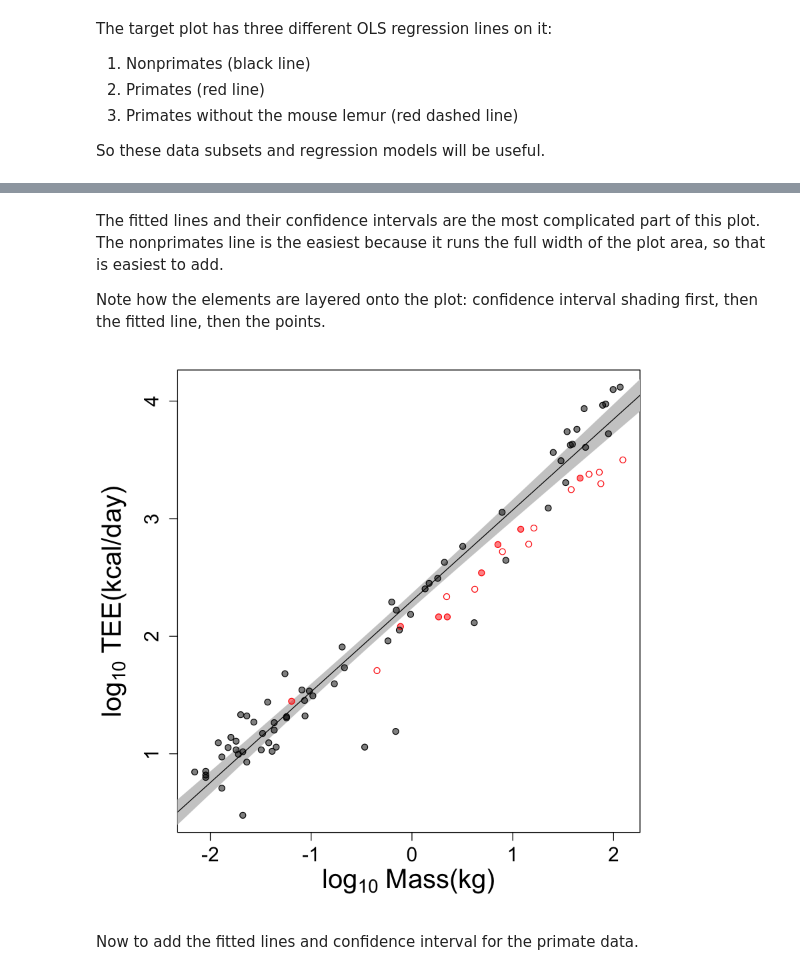
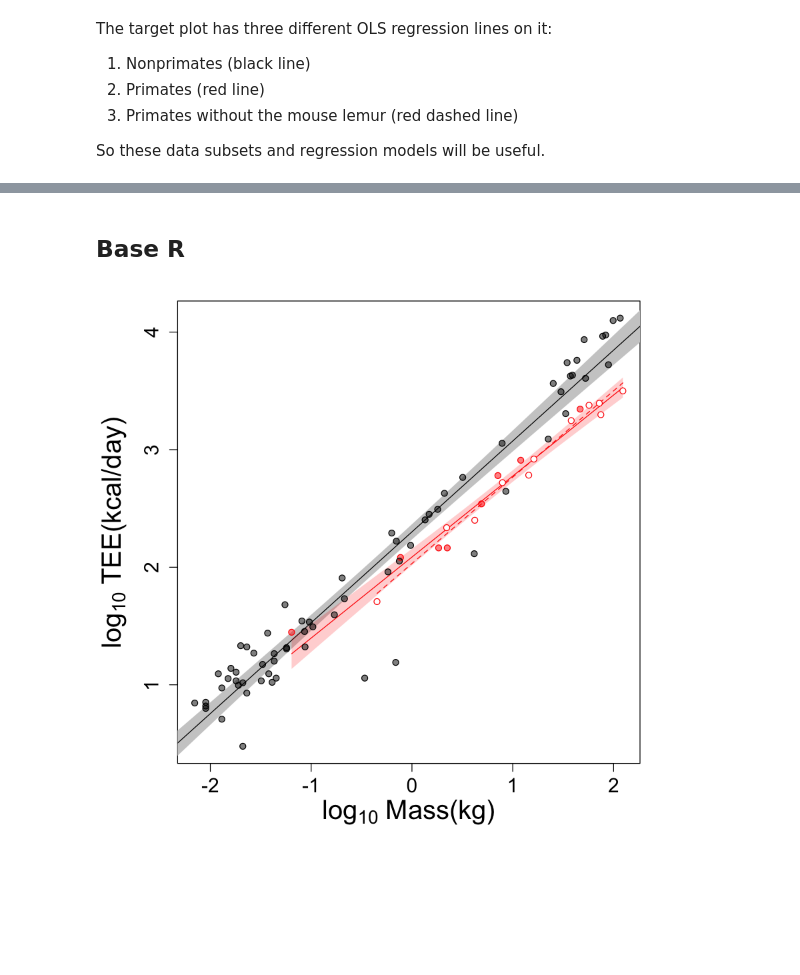
Before and after one commit to ryanraaum/bioanth-plots, a Jupyter notebook: Energy Expenditure in R.ipynb, the cells around one changed output, grey strips where cells are left out. Drawn from its saved outputs; the diff is of its cells as text; code cells hidden in the pictures; blank space fills up the shorter version.

Commit message:
base code done

```diff
--- a/Energy Expenditure in R.ipynb
+++ b/Energy Expenditure in R.ipynb
@@ -41,9 +41,12 @@ black   red
 # %% [markdown]
 In addition, the nonprimates and the non-captive primates have filled circles while the captive primates have non-filled ones, so a variable for this will be useful as well. Because there are missing data in the `captive` variable (unknown/missing for the nonprimates), and we want three different fills (black, red, none), the fill factor has to be constructed a little differently than the simple `ifelse` I used just above for the outline color.
 # %%
-point_fill = rep(adjustcolor("black", alpha=0.5), nrow(dset)) # adjustcolor used to add some transparency
+# first make the variable and set everything to black
+point_fill = rep(adjustcolor("black", alpha=0.5), nrow(dset)) # adjustcolor used to adjust transparency
+
+# then update the entries that we don't want to be black
 point_fill[dset$captive == "no"] = adjustcolor("red", alpha=0.5)
-point_fill[dset$captive == "yes"] = rgb(0,0,0,0) # this makes a fully transparent "fill" color - i.e. no fill
+point_fill[dset$captive == "yes"] = "white" # background is white, so will appear to be no fill
 table(point_fill)
 # %% [output]
 point_fill
@@ -118,36 +71,70 @@ with(dset, points(logmass, logtee, pch=1, col=point_color))
-# %% [markdown]
-The fitted lines and their confidence intervals are the most complicated part of this plot. The nonprimates line is the easiest because it runs the full width of the plot area, so that is easiest to add.
-
-Note how the elements are layered onto the plot: confidence interval shading first, then the fitted line, then the points.
+# %% [markdown]
+## Base R
 # %%
-# set up the plot area
-par(mar=c(5.1,5.1,1.0,1.0))
-plot(log10(tee) ~ log10(mass),
+# To match the published plot, the axis legends need to be larger than the R default,
+# and to make them fit into the plot area, the margins need to be changed.
+# Because "par" settings are semi-permanent, I save the default settings in order
+# to reset them at the end.
+old.par = par(mar=c(5.1,5.1,1.0,1.0))
+
+# set up the plot without any data points or lines
+plot(logtee ~ logmass,
      data=dset,
-     type='n',
+     type='n', # 'none' - no points will be plotted
      xlab=expression("log"[10]*" Mass(kg)"),
      ylab=expression("log"[10]*" TEE(kcal/day)"),
-     cex.lab=2,
-     cex.axis=1.5)
+     # the numbers below were arrived at by trial and error
+     cex.lab=2,    # double the size of the labels
+     cex.axis=1.5) # make the axis numbers 1.5 times usual size
 
-# generate a range of x-axis values (logmasses) to use in generating the confidence interval
+# the lines, confidence intervals, and points need to added in the right order
+# to ensure proper visibility - the lines have to go on top of the confidence
+# intervals, and the points need to go on last.
+
+# First, the non-primates confidence interval and line
+# generate a range of x-axis values (logmasses) to use in calculating the confidence interval
 np_massrange = seq(-3, 3, length.out=100)
 # calculate the point, upper, and lower estimates from the model
 np_interval = predict(nonprimatesfit,
                       newdata=data.frame(logmass=np_massrange),
                       interval='confidence')
 # plot a filled polygon covering the area between the upper and lower limits
 polygon(c(rev(np_massrange), np_massrange),           # x values
         c(rev(np_interval[,3]), np_interval[,2]),     # y values
-        col='grey80',
-        border=NA)
+        col='grey80', border=NA)
 # add the fitted line
 abline(nonprimatesfit)
 
-# add the points
-with(dset, points(log10(mass), log10(tee), pch=16, col=point_fill))
-with(dset, points(log10(mass), log10(tee), pch=1, col=point_color))
+# Next, the all primates confidence interval and line, following the same basic
+# procedure as for the non-primates line and interval
+ap_massrange = seq(min(allprimates$logmass), max(allprimates$logmass), length.out=100)
+ap_interval = predict(allprimatesfit,
+                      newdata=data.frame(logmass=ap_massrange),
+                      interval='confidence')
+polygon(c(rev(ap_massrange), ap_massrange),
+        c(rev(ap_interval[,3]), ap_interval[,2]),
+        col=adjustcolor("red", alpha=.2),
+        border=NA)
+lines(c(min(ap_massrange), max(ap_massrange)),
+      c(ap_interval[1,1], ap_interval[length(ap_massrange),1]),
+      col="red")
+
+# Then add the primates without mouse lemur fitted line
+sb_minmax = c(min(subprimates$logmass), max(subprimates$logmass))
+sb_fitted = predict(subprimatesfit,
+                      newdata=data.frame(logmass=sb_minmax))
+lines(sb_minmax,  # x values for ends of line
+      sb_fitted,  # y values for ends of line
+      col="red",
+      lty=2)      # dotted line
+
+# Add the points
+# first plot filled circles
+with(dset, points(logmass, logtee, pch=16, col=point_fill))
+# then overplot with open circles
+with(dset, points(logmass, logtee, pch=1, col=point_color))
+
+# Finally, reset plotting default parameters
+par(old.par)
 # %% [output]
-[figure, old version]
+[figure, new version]
-# %% [markdown]
-Now to add the fitted lines and confidence interval for the primate data.
```
Also changed, not shown: parts of 15 cells of this notebook.
